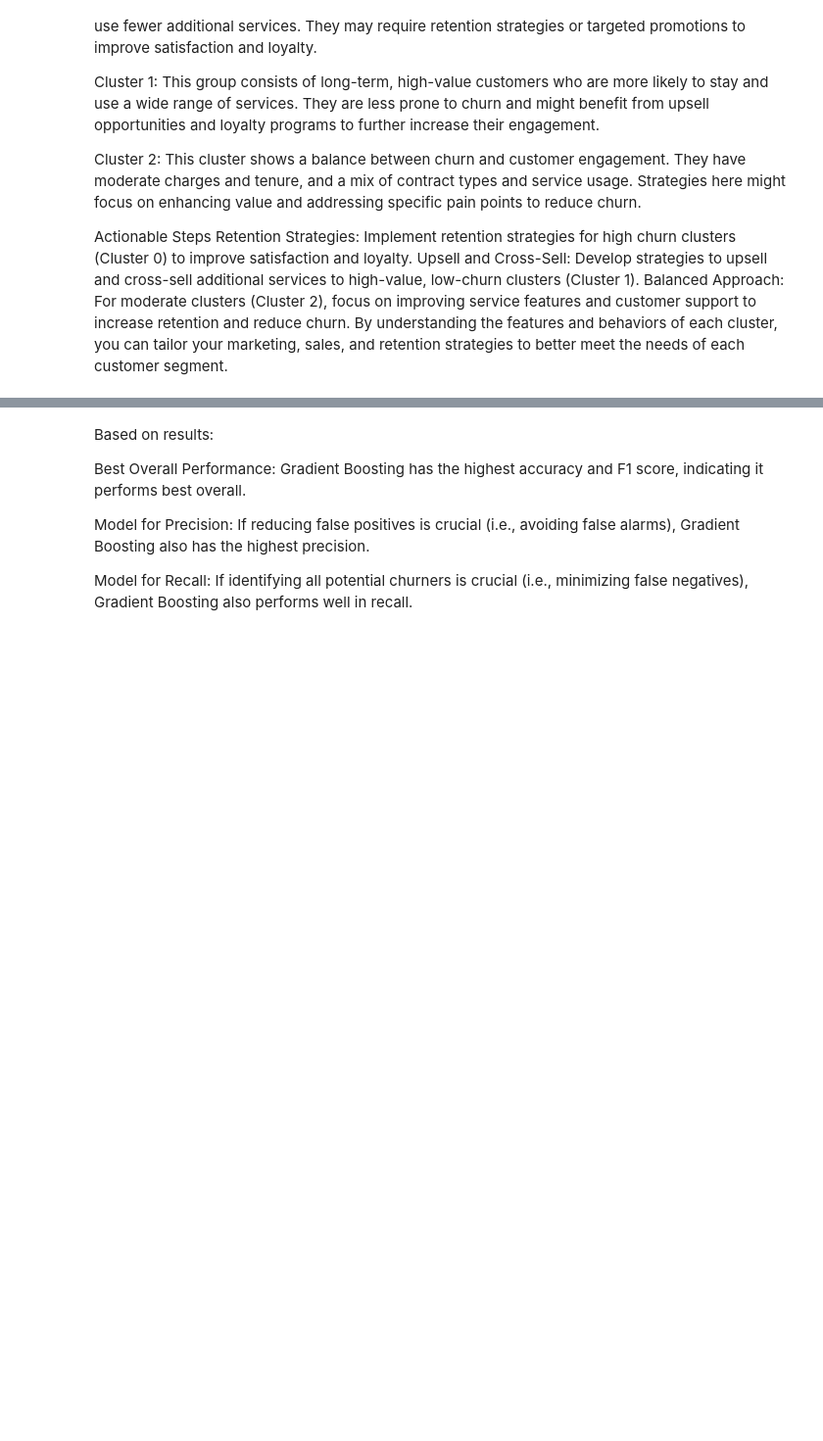
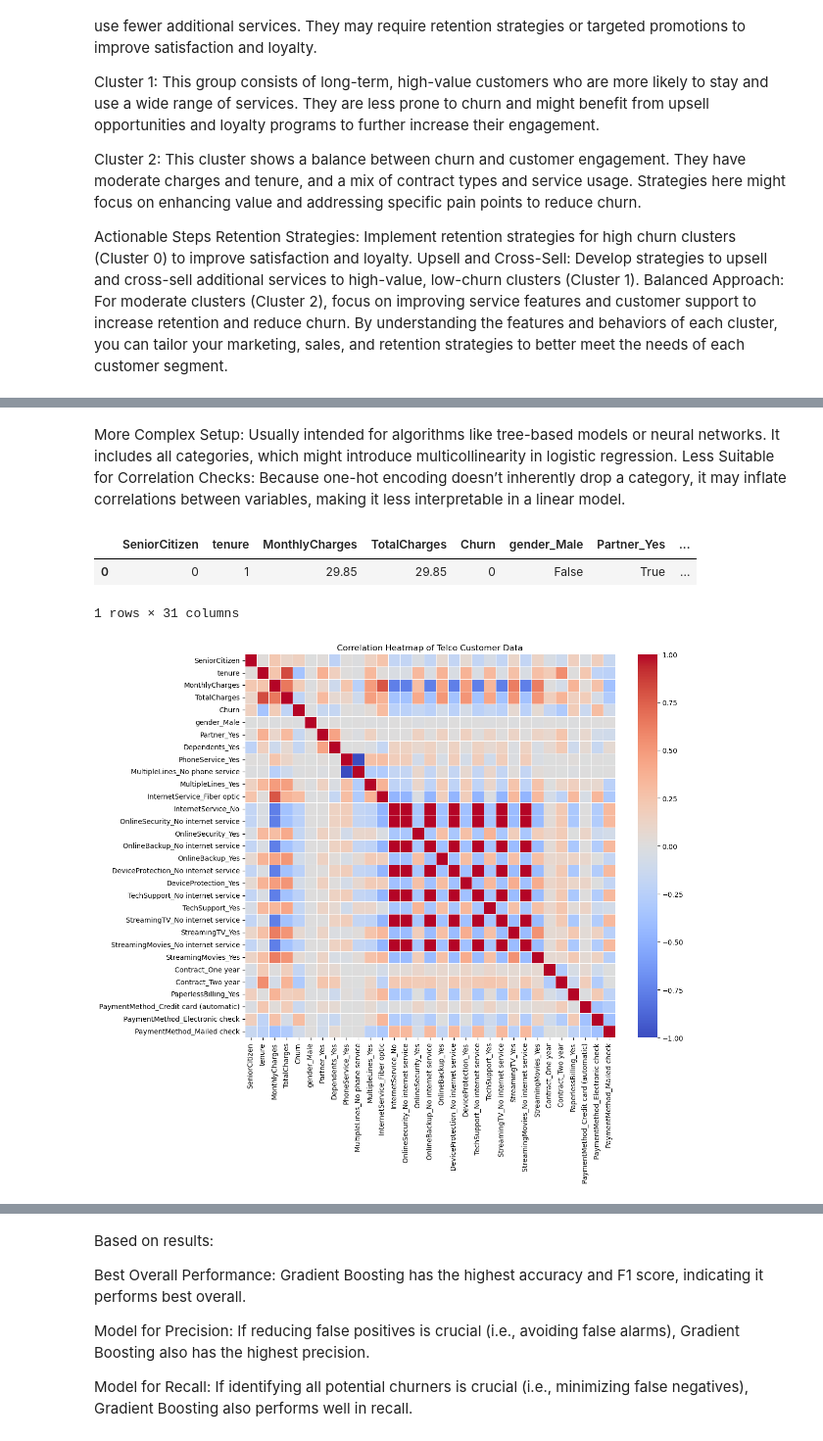
Before and after one commit to Majeedraheem/Telco-Customer-Churn, a Jupyter notebook: churn.ipynb, the cells around one changed output, grey strips where cells are left out. Shown at 98% size. Cells and saved outputs as stored; diff of their text form; code cells hidden in the pictures; blank space fills up the shorter version.

Commit message:
preparingMOdel

```diff
--- a/churn.ipynb
+++ b/churn.ipynb
@@ -978,0 +991,24 @@ df.head(1)
+# %% [markdown]
+More Complex Setup: Usually intended for algorithms like tree-based models or neural networks. It includes all categories, which might introduce multicollinearity in logistic regression.
+Less Suitable for Correlation Checks: Because one-hot encoding doesn’t inherently drop a category, it may inflate correlations between variables, making it less interpretable in a linear model.
+# %%
+#my note very important to add drop_first = True which will aviod multicorlinearity with categories & Improved Interpretability
+#check the corralation after dummies
+df_dummies = pd.get_dummies(df, drop_first=True)
+# %%
+df_dummies.head(1)
+# %% [output]
+|  | SeniorCitizen | tenure | MonthlyCharges | TotalCharges | Churn | gender_Male | Partner_Yes | ... |
+| 0 | 0 | 1 | 29.85 | 29.85 | 0 | False | True | ... |
+1 rows × 31 columns
+# %%
+correlation_matrix = df_dummies.corr()
+
+# Plotting the heatmap
+plt.figure(figsize=(12, 10))
+sns.heatmap(correlation_matrix, annot=False, cmap='coolwarm', linewidths=0.5)
+plt.title("Correlation Heatmap of Telco Customer Data")
+plt.savefig('Correlation.png')
+plt.show()
+# %% [output]
+[figure, added]
```
Also changed, not shown: parts of 15 cells of this notebook, 1 other file.
